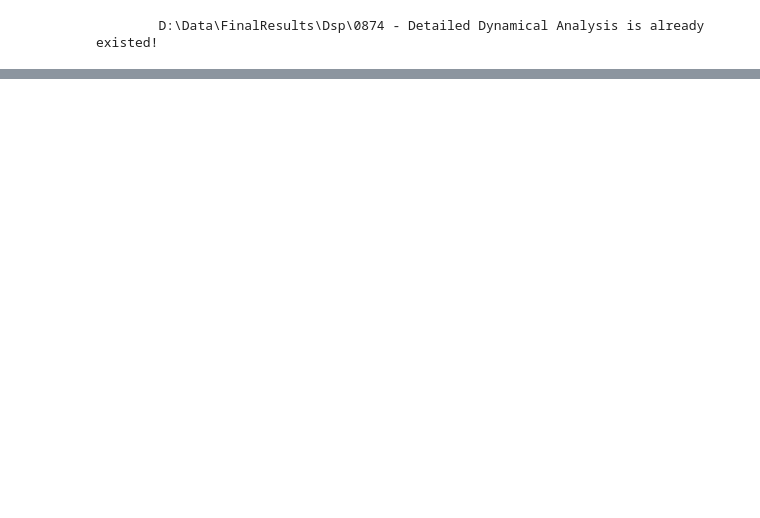
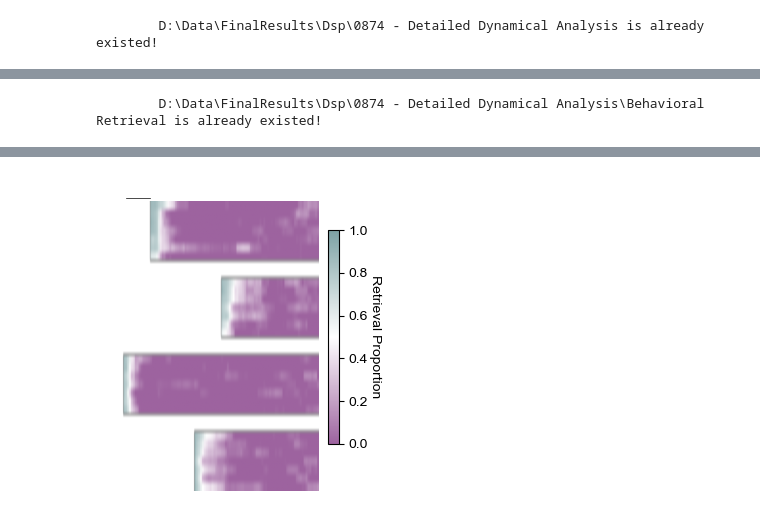
Before and after one commit to YAO-Shuyang/PlotFigures, a Jupyter notebook: NodeFigures/Fig0874 - Detailed Dynamical Analysis.ipynb, the cells around one changed output, grey strips where cells are left out. Saved outputs shown, nothing was run; the diff lists cells and outputs as text; code cells hidden in the pictures; blank space fills up the shorter version.

```diff
--- a/NodeFigures/Fig0874 - Detailed Dynamical Analysis.ipynb
+++ b/NodeFigures/Fig0874 - Detailed Dynamical Analysis.ipynb
@@ -12,0 +109,79 @@ pass
+# %%
+file_load_dir = join(figpath, r"Dsp\0860 - 2 - Retrieval on Session-Basis\Retrieval Results")
+dir_name = join(figpath, "Dsp", "Reforming Neural Trajectory Analysis")
+
+def get_behav_retriv_data(
+    mouse: int,
+    rt: int
+):
+    if exists(join(file_load_dir, f"{mouse}_behav_R{rt+1}.pkl")):
+        with open(join(file_load_dir, f"{mouse}_behav_R{rt+1}.pkl"), 'rb') as f:
+            return pickle.load(f)
+
+def hidden_state_proportion(
+    mouse: int,
+    maze_type: int
+):
+    save_dir = join(loc, "Behavioral Retrieval")
+    mkdir(save_dir)
+    prop_r0 = get_behav_retriv_data(mouse, rt=0)
+    #prop_r0_mean = np.nanmean(prop_r0, axis=1)
+    prop_r0_mean = np.zeros((prop_r0.shape[0], 7), np.float64)
+    for i in range(7):
+        prop_r0_mean[:, i] = np.nanmean(prop_r0[:, i*4:i*4+4], axis=1)
+
+    stacked_prop = []
+    for rt in [1, 2, 4, 5]:
+        prop_rt = get_behav_retriv_data(mouse, rt=rt)
+        prop_rt_frac = prop_rt / prop_r0_mean
+
+        set_nan_idx = np.setdiff1d(
+            np.arange(144),
+            np.intersect1d(
+                CP_DSPs[maze_type][0],
+                CP_DSPs[maze_type][rt]
+            ) - 1
+        )
+        prop_rt_frac[set_nan_idx, :] = np.nan
+        stacked_prop.append(prop_rt_frac.T[:, CP_DSPs[maze_type][0]-1])
+
+        if rt != 5:
+            stacked_prop.append(np.full((2, len(CP_DSPs[maze_type][0])), np.nan))
+
+    stacked_prop = np.vstack(stacked_prop)
+    with open(join(save_dir, f'{mouse}_M{maze_type}_R1.pkl'), 'wb') as f:
+        pickle.dump(stacked_prop, f)
+
+    fig = plt.figure(figsize=(3, 4))
+    ax = Clear_Axes(plt.axes())
+    im = ax.imshow(1-stacked_prop, aspect='auto', cmap=RetrievCmap, vmin=0, vmax=1, interpolation=None)
+    cbar = plt.colorbar(im, ax=ax, fraction=0.046, pad=0.04)
+    cbar.set_label('Retrieval Proportion', rotation=270, labelpad=10)
+    plt.savefig(join(save_dir, f'{mouse}_M{maze_type}.png'), dpi=600)
+    plt.savefig(join(save_dir, f'{mouse}_M{maze_type}.svg'), dpi=600)
+    plt.close()
+
+hidden_state_proportion(10212, maze_type=1)
+hidden_state_proportion(10224, maze_type=1)
+hidden_state_proportion(10227, maze_type=1)
+hidden_state_proportion(10232, maze_type=1)
+
+stacked_prop_all = []
+for mouse in [10212, 10224, 10227, 10232]:
+    with open(join(loc, "Behavioral Retrieval", f'{mouse}_M1_R1.pkl'), 'rb') as f:
+        stacked_prop = pickle.load(f)
+
+    stacked_prop_all.append(stacked_prop)
+stacked_prop_all = np.stack(stacked_prop_all, 2)
+stacked_prop_mean = np.nanmean(stacked_prop_all, axis=2)
+fig = plt.figure(figsize=(3, 4))
+ax = Clear_Axes(plt.axes())
+im = ax.imshow(1-stacked_prop_mean, aspect='auto', cmap=RetrievCmap, vmin=0, vmax=1)
+cbar = plt.colorbar(im, ax=ax, fraction=0.046, pad=0.04)
+cbar.set_label('Retrieval Proportion', rotation=270, labelpad=10)
+ax.plot([10, 22.5], [-1, -1], c='k', lw=0.5)
+plt.savefig(join(loc, "Behavioral Retrieval", f'All_Mice_M1.png'), dpi=600)
+plt.savefig(join(loc, "Behavioral Retrieval", f'All_Mice_M1.svg'), dpi=600)
+plt.show()
+# %% [output]
+        D:\Data\FinalResults\Dsp\0874 - Detailed Dynamical Analysis\Behavioral Retrieval is already existed!
@@ -12,0 +191 @@ pass
+[figure, added]
```
Also changed, not shown: parts of 8 cells of this notebook, 3 other files.
